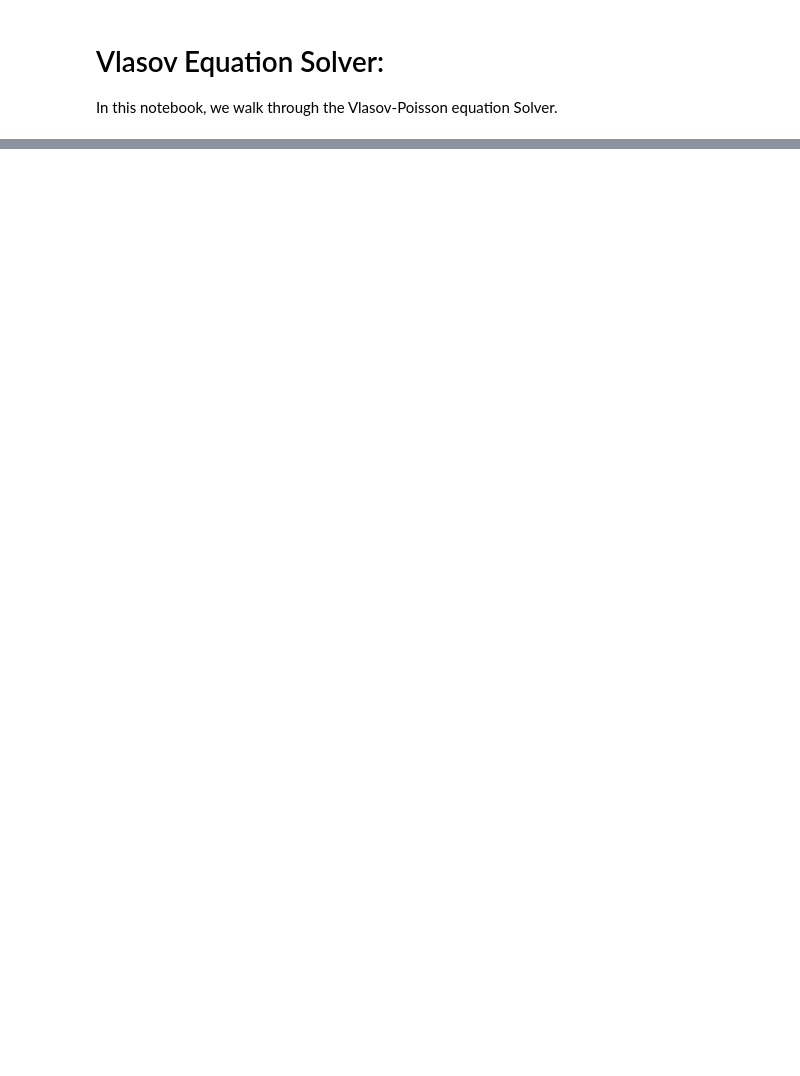
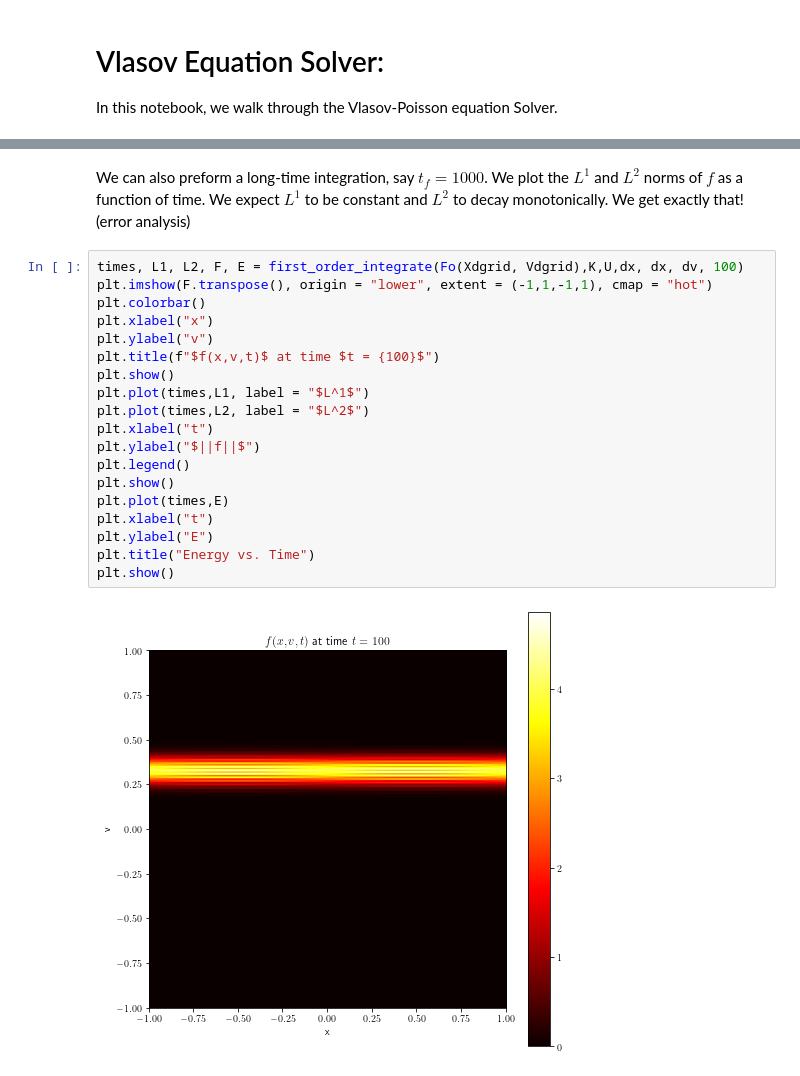
Before and after one commit to sinaatalay/VlasovSolver, a Jupyter notebook: Vlasov Solver.ipynb, the cells around one changed output, grey strips where cells are left out. Drawn from its saved outputs; the diff is of its cells as text; blank space fills up the shorter version.

```diff
--- a/Vlasov Solver.ipynb
+++ b/Vlasov Solver.ipynb
@@ -178,0 +245,23 @@ We see that using the small timestep $\Delta t= .001$, forward euler with centra
+# %% [markdown]
+We can also preform a long-time integration, say $t_{f} = 1000$. We plot the $L^1$ and $L^2$ norms of $f$ as a function of time. We expect $L^1$ to be constant and $L^2$ to decay monotonically. We get exactly that! (error analysis)
+# %%
+times, L1, L2, F, E = first_order_integrate(Fo(Xdgrid, Vdgrid),K,U,dx, dx, dv, 100)
+plt.imshow(F.transpose(), origin = "lower", extent = (-1,1,-1,1), cmap = "hot")
+plt.colorbar()
+plt.xlabel("x")
+plt.ylabel("v")
+plt.title(f"$f(x,v,t)$ at time $t = {100}$")
+plt.show()
+plt.plot(times,L1, label = "$L^1$")
+plt.plot(times,L2, label = "$L^2$")
+plt.xlabel("t")
+plt.ylabel("$||f||$")
+plt.legend()
+plt.show()
+plt.plot(times,E)
+plt.xlabel("t")
+plt.ylabel("E")
+plt.title("Energy vs. Time")
+plt.show()
+# %% [output]
+[figure, added]
```
Also changed, not shown: parts of 43 cells of this notebook.
